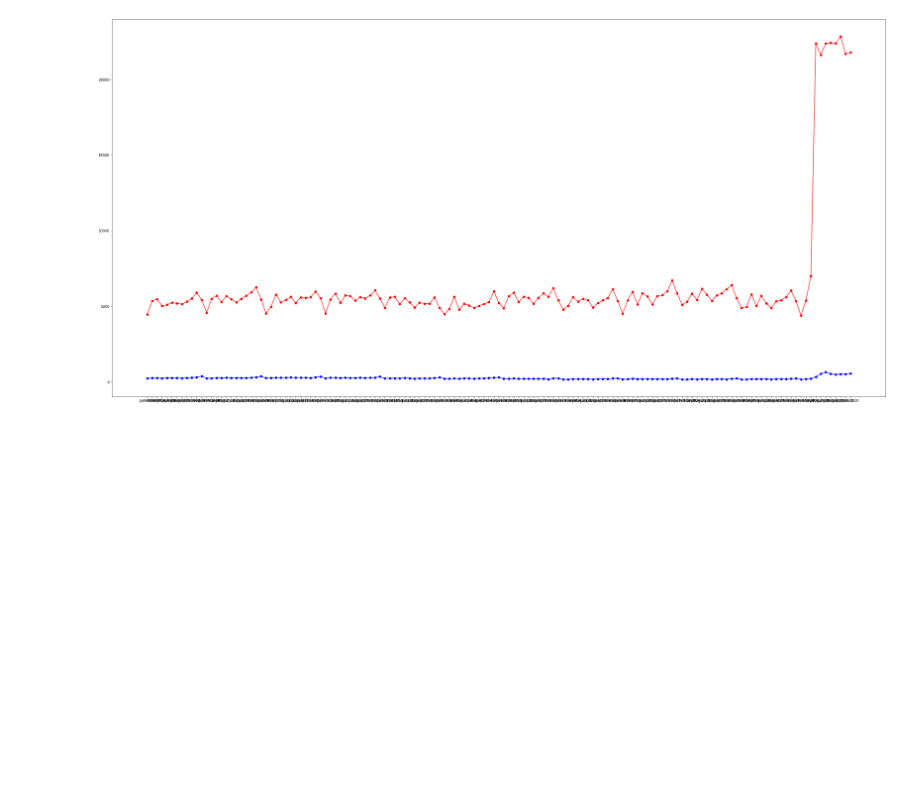
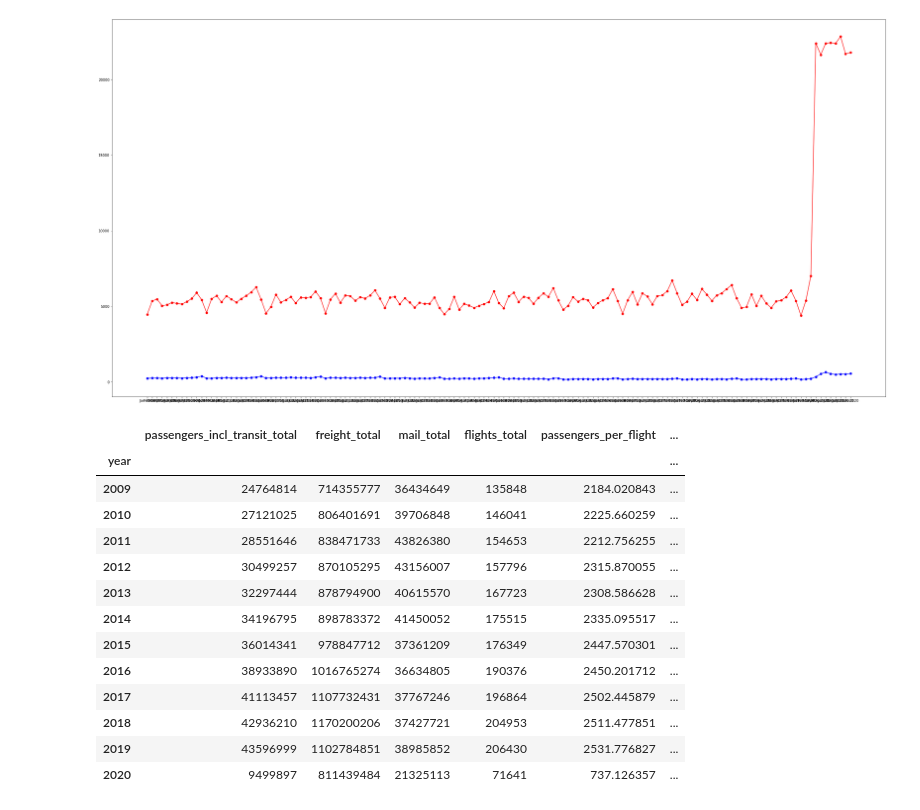
Before and after one commit to dianeyaneza/ebay-espresso, a Jupyter notebook: investigation/ratio_of_passengers_and_freight.ipynb, the cells around one changed output. Drawn from its saved outputs; the diff is of its cells as text; code cells hidden in the pictures; blank space fills up the shorter version.

```diff
--- a/investigation/ratio_of_passengers_and_freight.ipynb
+++ b/investigation/ratio_of_passengers_and_freight.ipynb
@@ -73,3 +74,21 @@ ax1.plot_date(ratioData['date'], ratioData['mail_per_flight'],linestyle='-',colo
 plt.show()
 # %% [output]
 [figure]
+# %%
+ratioData_group = ratioData.groupby('year')
+ratioData_group.sum()
+# %% [output]
+|  | passengers_incl_transit_total | freight_total | mail_total | flights_total | passengers_per_flight | ... |
+| year |  |  |  |  |  | ... |
+| 2009 | 24764814 | 714355777 | 36434649 | 135848 | 2184.020843 | ... |
+| 2010 | 27121025 | 806401691 | 39706848 | 146041 | 2225.660259 | ... |
+| 2011 | 28551646 | 838471733 | 43826380 | 154653 | 2212.756255 | ... |
+| 2012 | 30499257 | 870105295 | 43156007 | 157796 | 2315.870055 | ... |
+| 2013 | 32297444 | 878794900 | 40615570 | 167723 | 2308.586628 | ... |
+| 2014 | 34196795 | 898783372 | 41450052 | 175515 | 2335.095517 | ... |
+| 2015 | 36014341 | 978847712 | 37361209 | 176349 | 2447.570301 | ... |
+| 2016 | 38933890 | 1016765274 | 36634805 | 190376 | 2450.201712 | ... |
+| 2017 | 41113457 | 1107732431 | 37767246 | 196864 | 2502.445879 | ... |
+| 2018 | 42936210 | 1170200206 | 37427721 | 204953 | 2511.477851 | ... |
+| 2019 | 43596999 | 1102784851 | 38985852 | 206430 | 2531.776827 | ... |
+| 2020 | 9499897 | 811439484 | 21325113 | 71641 | 737.126357 | ... |
```
Also changed, not shown: parts of 3 cells of this notebook.
